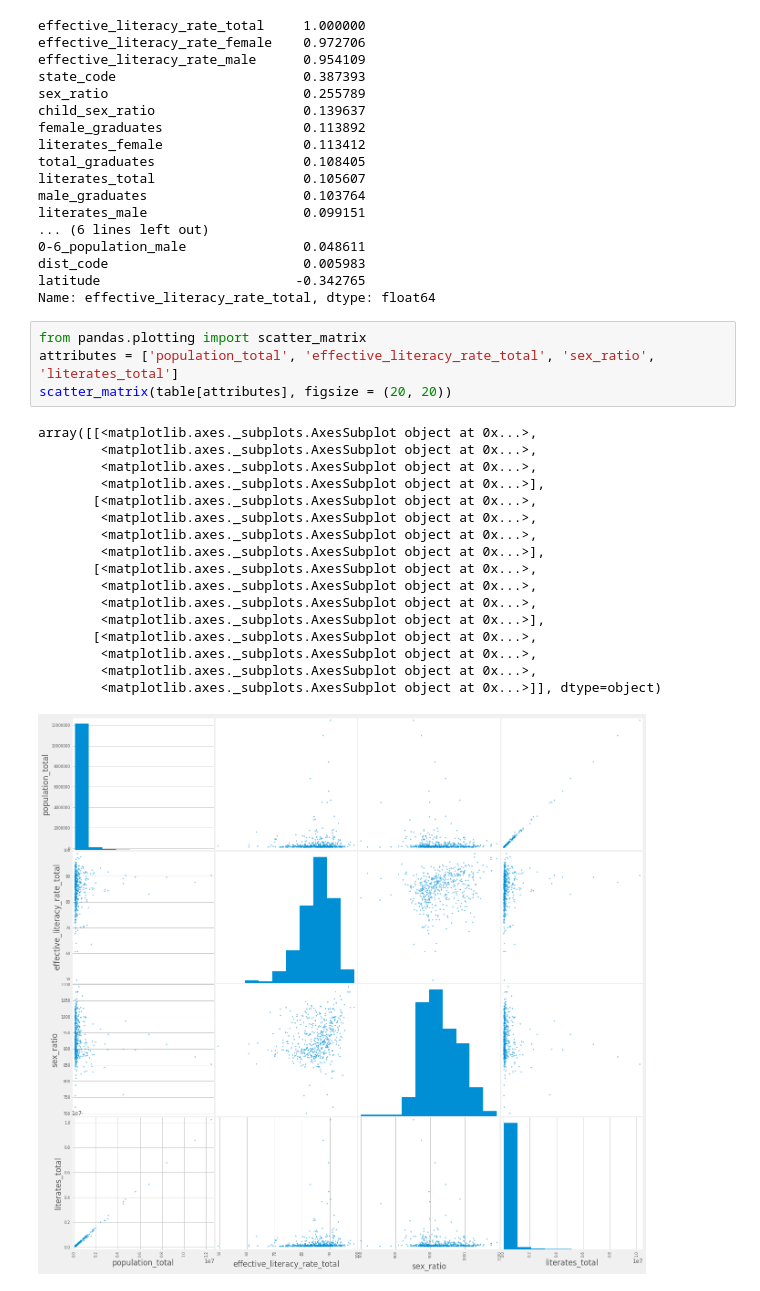
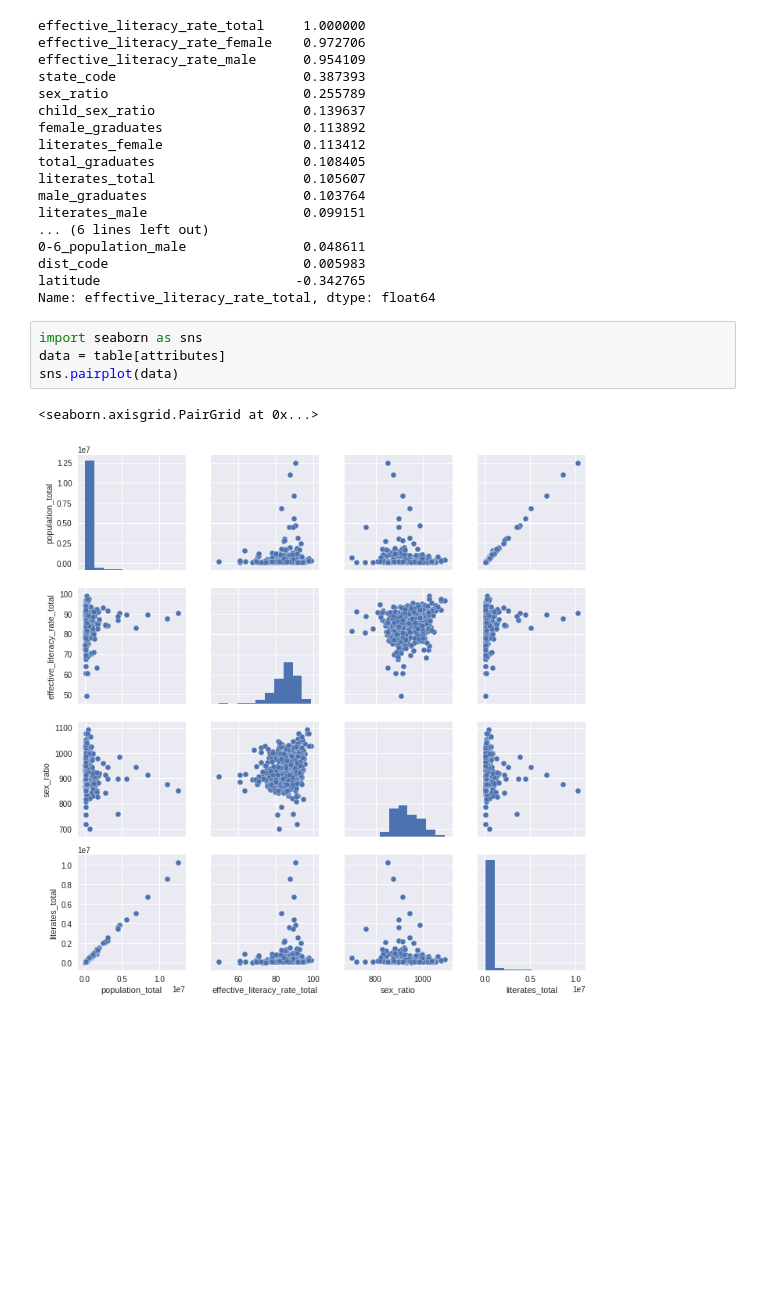
Before and after one commit to greed2411/ML, a Jupyter notebook: NDL new.ipynb, the cells around one changed output. Drawn from its saved outputs; the diff is of its cells as text; blank space fills up the shorter version.

Commit message:
seaborn visualisation

```diff
--- a/NDL new.ipynb
+++ b/NDL new.ipynb
@@ -151,25 +151,10 @@ literates_male                    0.099151
 dist_code                         0.005983
 latitude                         -0.342765
 Name: effective_literacy_rate_total, dtype: float64
-# %%
-from pandas.plotting import scatter_matrix
-attributes = ['population_total', 'effective_literacy_rate_total', 'sex_ratio', 'literates_total']
-scatter_matrix(table[attributes], figsize = (20, 20))
-# %% [output]
-array([[<matplotlib.axes._subplots.AxesSubplot object at 0x...>,
-        <matplotlib.axes._subplots.AxesSubplot object at 0x...>,
-        <matplotlib.axes._subplots.AxesSubplot object at 0x...>,
-        <matplotlib.axes._subplots.AxesSubplot object at 0x...>],
-       [<matplotlib.axes._subplots.AxesSubplot object at 0x...>,
-        <matplotlib.axes._subplots.AxesSubplot object at 0x...>,
-        <matplotlib.axes._subplots.AxesSubplot object at 0x...>,
-        <matplotlib.axes._subplots.AxesSubplot object at 0x...>],
-       [<matplotlib.axes._subplots.AxesSubplot object at 0x...>,
-        <matplotlib.axes._subplots.AxesSubplot object at 0x...>,
-        <matplotlib.axes._subplots.AxesSubplot object at 0x...>,
-        <matplotlib.axes._subplots.AxesSubplot object at 0x...>],
-       [<matplotlib.axes._subplots.AxesSubplot object at 0x...>,
-        <matplotlib.axes._subplots.AxesSubplot object at 0x...>,
-        <matplotlib.axes._subplots.AxesSubplot object at 0x...>,
-        <matplotlib.axes._subplots.AxesSubplot object at 0x...>]], dtype=object)
-[figure, removed]
+# %%
+import seaborn as sns
+data = table[attributes]
+sns.pairplot(data)
+# %% [output]
+<seaborn.axisgrid.PairGrid at 0x...>
+[figure, added]
```
Also changed, not shown: parts of 2 cells of this notebook.
